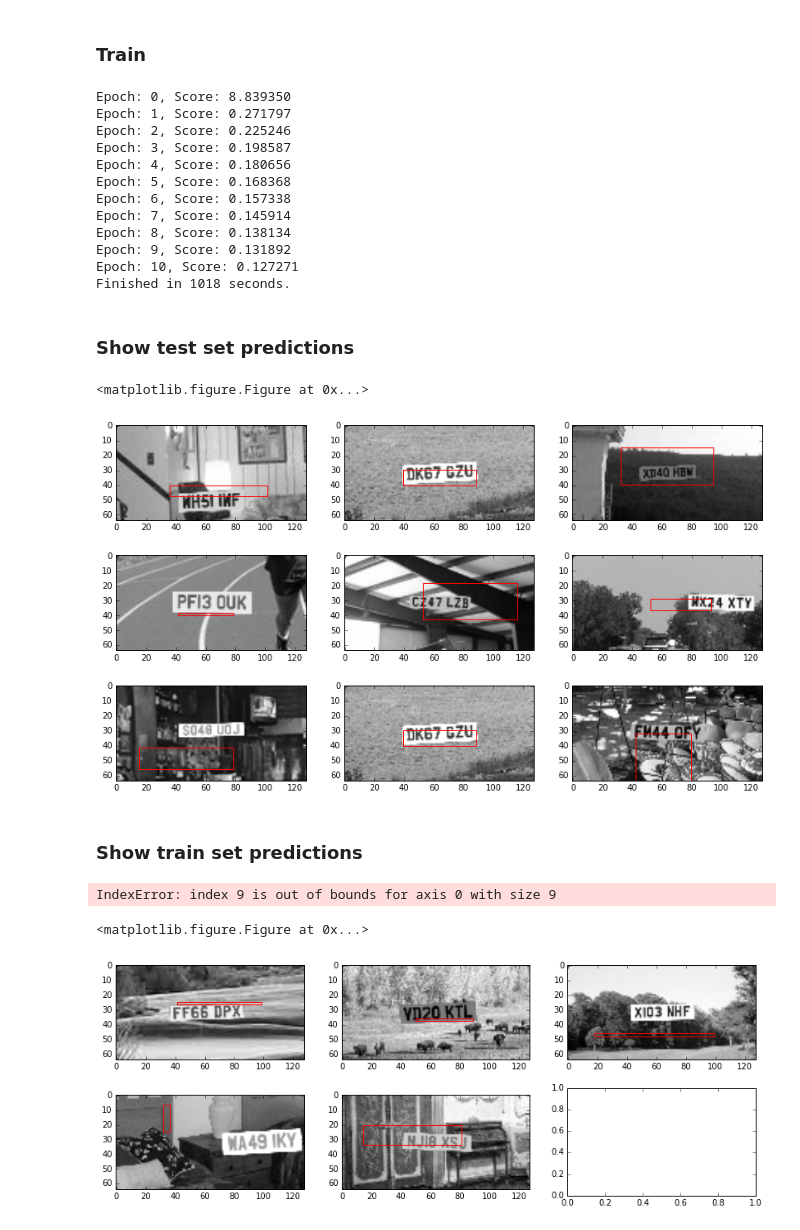
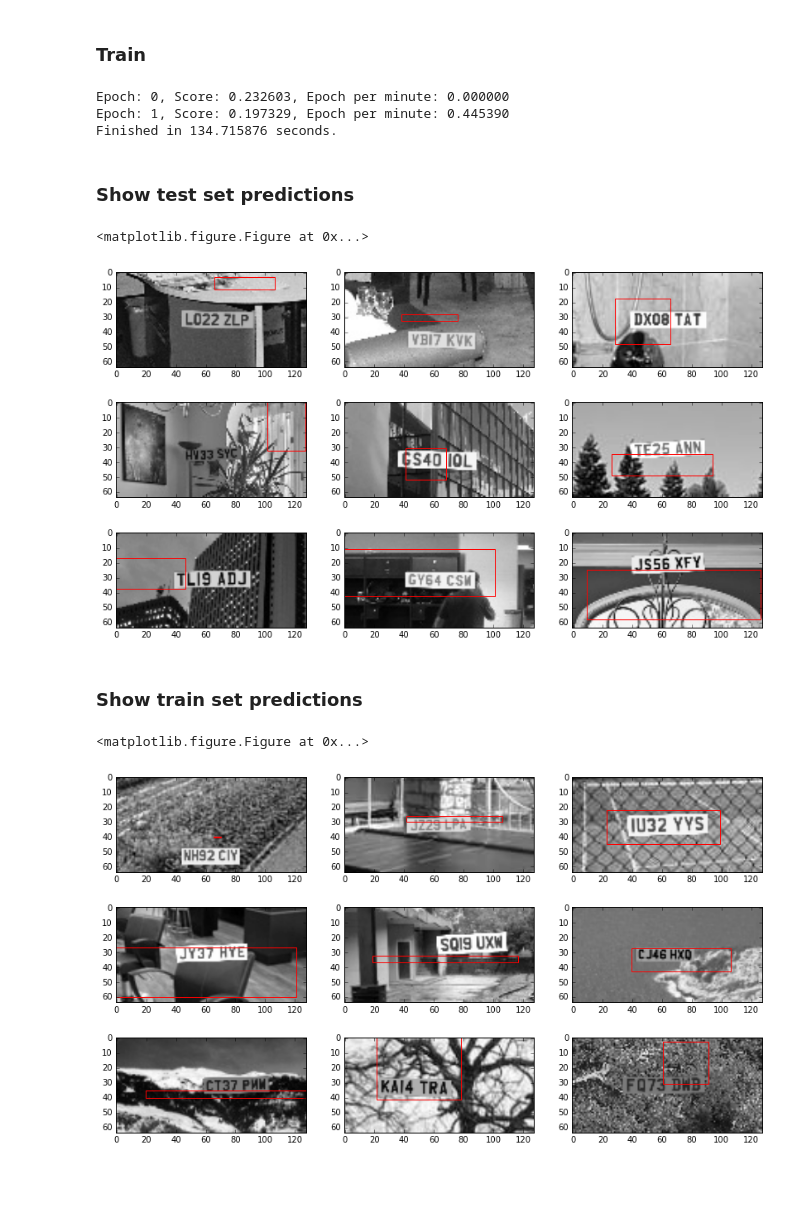
Before and after one commit to klangner/license_plate, a Jupyter notebook: notebook/Artificial data v2.ipynb, the cells around one changed output. Cells and saved outputs as stored; diff of their text form; code cells hidden in the pictures; blank space fills up the shorter version.

Commit message:
Training can be started from script

```diff
--- a/notebook/Artificial data v2.ipynb
+++ b/notebook/Artificial data v2.ipynb
@@ -71,7 +67,7 @@ def plot_images(images, labels):
         show_image(images[i], labels[i])
     plt.show()
 
-xs = [random.randint(0, X.shape[0]-1) for _ in range(9)]
-plot_images(X[xs], Y[xs])
+xs = [random.randint(0, X_train.shape[0]-1) for _ in range(9)]
+plot_images(X_train[xs], Y_train[xs])
 # %% [output]
 <matplotlib.figure.Figure at 0x...>
@@ -139,9 +135,8 @@ def max_pool_2x2(x):
 # %% [markdown]
 ### Build model
 # %%
-HIDDEN_1_SIZE = 100
-PIXEL_COUNT = X.shape[1] * X.shape[2]
-LABEL_COUNT = Y.shape[1]
+PIXEL_COUNT = X_train.shape[1] * X_train.shape[2]
+LABEL_COUNT = Y_train.shape[1]
 # Create placeholders for image data and expected point positions
 x_placeholder = tf.placeholder(tf.float32, shape=[None, PIXEL_COUNT])
 y_placeholder = tf.placeholder(tf.float32, shape=[None, LABEL_COUNT])
@@ -185,16 +180,18 @@ loss = mse(y_placeholder, model)
 # %% [markdown]
 ### Train
 # %%
-X2 = np.reshape(X, (X.shape[0], X.shape[1]*X.shape[2]))
-Y2 = Y / (64, 32, 64, 32) - 1
-X_train, X_test, Y_train, Y_test = cross_validation.train_test_split(X2, Y2, train_size=0.8)
-dataset = Dataset(X_train, Y_train)
+X2_train = np.reshape(X_train, (X_train.shape[0], X_train.shape[1]*X_train.shape[2]))
+Y2_train = Y_train / (64, 32, 64, 32) - 1
+X2_test = np.reshape(X_test, (X_test.shape[0], X_test.shape[1]*X_test.shape[2]))
+Y2_test = Y_test / (64, 32, 64, 32) - 1
+dataset = Dataset(X2_train, Y2_train)
 saver = tf.train.Saver()
-EPOCH = 1e1
+EPOCH = 1
 with tf.Session() as session:
     start_time = time.time()
     best_score = 1
     session.run(tf.initialize_all_variables())
+    saver.restore(session, MODEL_PATH)
     train_step = tf.train.GradientDescentOptimizer(5e-5).minimize(loss)
     last_epoch = -1
     while dataset.epoch_completed() < EPOCH:
@@ -202,48 +199,37 @@ with tf.Session() as session:
         train_step.run(feed_dict={x_placeholder: batch_x, y_placeholder: batch_y})
         if dataset.epoch_completed() > last_epoch:
             last_epoch = dataset.epoch_completed()
-            score_test = loss.eval(feed_dict={x_placeholder: X_test, y_placeholder: Y_test})
+            score_test = loss.eval(feed_dict={x_placeholder: X2_test, y_placeholder: Y2_test})
             if score_test < best_score:
                 best_score = score_test
                 saver.save(session, MODEL_PATH)
             if dataset.epoch_completed() % 1 == 0:
-                print('Epoch: %d, Score: %f' % (dataset.epoch_completed(), score_test))
-    print('Finished in %d seconds.' % (time.time()-start_time))
+                epm = 60 * dataset.epoch_completed() / (time.time()-start_time)
+                print('Epoch: %d, Score: %f, Epoch per minute: %f' % (dataset.epoch_completed(), score_test, epm))
+    print('Finished in %f seconds.' % (time.time()-start_time))
 # %% [output]
-Epoch: 0, Score: 8.839350
-Epoch: 1, Score: 0.271797
-Epoch: 2, Score: 0.225246
-Epoch: 3, Score: 0.198587
-Epoch: 4, Score: 0.180656
-Epoch: 5, Score: 0.168368
-Epoch: 6, Score: 0.157338
-Epoch: 7, Score: 0.145914
-Epoch: 8, Score: 0.138134
-Epoch: 9, Score: 0.131892
-Epoch: 10, Score: 0.127271
-Finished in 1018 seconds.
+Epoch: 0, Score: 0.232603, Epoch per minute: 0.000000
+Epoch: 1, Score: 0.197329, Epoch per minute: 0.445390
+Finished in 134.715876 seconds.
 # %% [markdown]
 ### Show test set predictions
 # %%
 with tf.Session() as session:
     saver.restore(session, MODEL_PATH)
-    ids = [random.randint(0, X_test.shape[0]-1) for _ in range(9)]
-    Y2_test = model.eval(feed_dict={x_placeholder: X_test[ids]})
-    xs = np.reshape(X_test, (X_test.shape[0], X.shape[1], X.shape[2]))
-    plot_images(xs[ids], (Y2_test+1) * (64, 32, 64, 32))
+    ids = [random.randint(0, X2_test.shape[0]) for _ in range(9)]
+    Y2_test = model.eval(feed_dict={x_placeholder: X2_test[ids]})
+    plot_images(X_test[ids], (Y2_test+1) * (64, 32, 64, 32))
 # %% [output]
 <matplotlib.figure.Figure at 0x...>
-[figure, old version]
+[figure, new version]
 # %% [markdown]
 ### Show train set predictions
 # %%
 with tf.Session() as session:
     saver.restore(session, MODEL_PATH)
-    ids = [random.randint(0, X_train.shape[0]-1) for _ in range(9)]
-    Y2_train = model.eval(feed_dict={x_placeholder: X_train[ids]})
-    xs = np.reshape(X_train, (X_train.shape[0], X.shape[1], X.shape[2]))
-    plot_random_images(xs[ids], (Y2_train+1) * (64, 32, 64, 32))
+    ids = [random.randint(0, X_train.shape[0]) for _ in range(9)]
+    Y2_train = model.eval(feed_dict={x_placeholder: X2_train[ids]})
+    plot_images(X_train[ids], (Y2_train+1) * (64, 32, 64, 32))
 # %% [output]
-IndexError: index 9 is out of bounds for axis 0 with size 9
+<matplotlib.figure.Figure at 0x...>
-<matplotlib.figure.Figure at 0x...>
-[figure, old version]
+[figure, new version]
```
Also changed, not shown: parts of 6 cells of this notebook, 7 other files.
